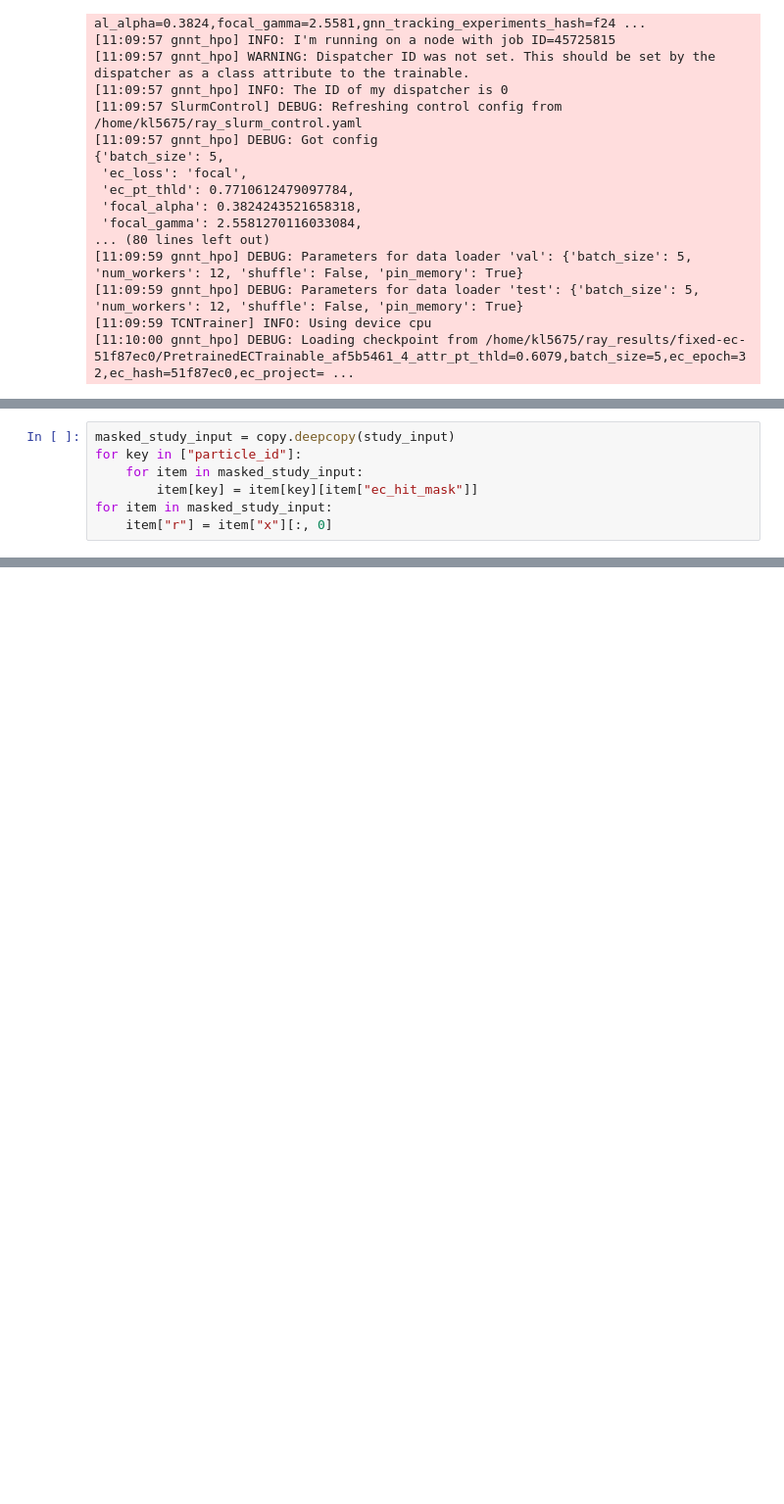
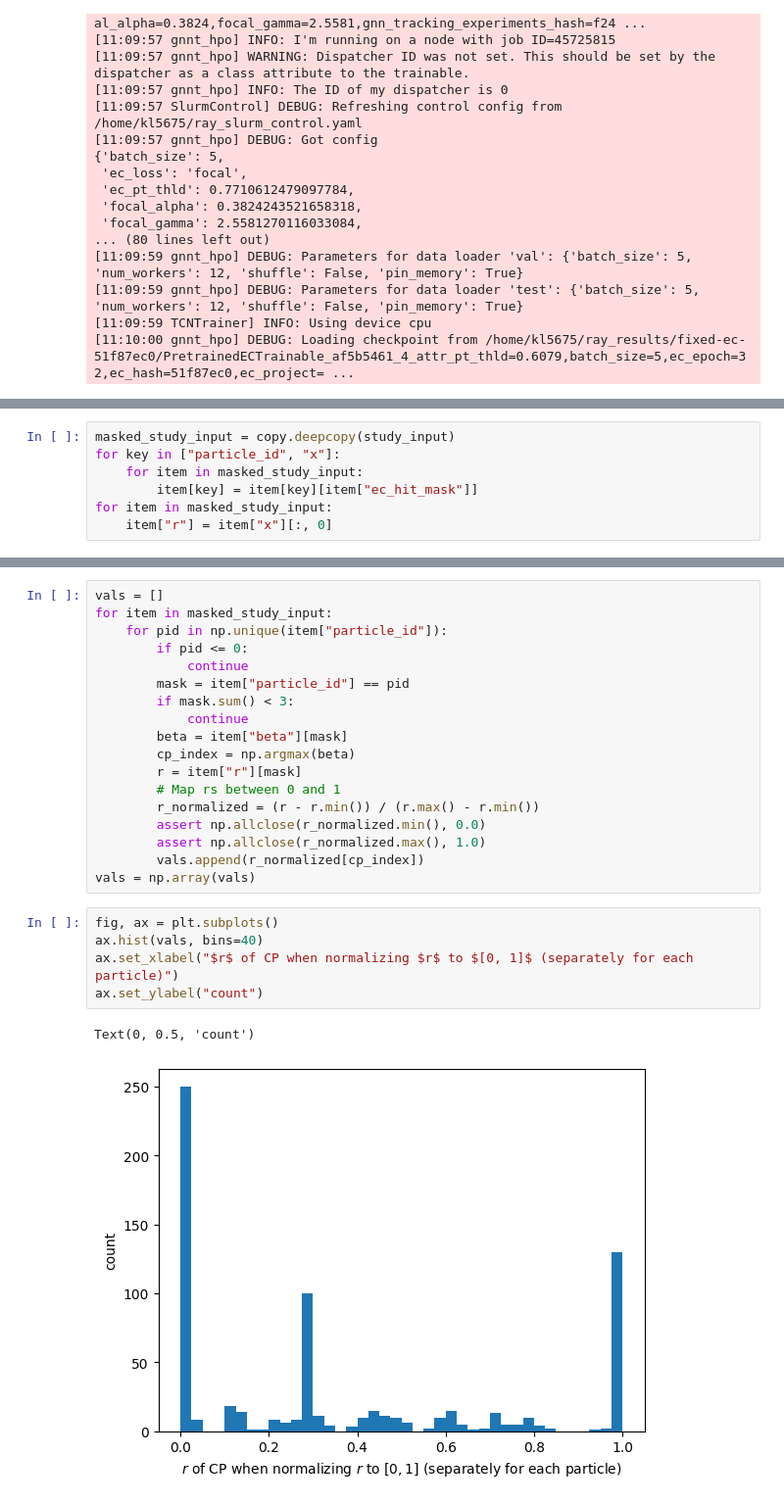
Before and after one commit to gnn-tracking/klieret-gnn-tracking-experiments, a Jupyter notebook: notebooks/0200_fixed_ec_condensation_points.ipynb, the cells around one changed output, grey strips where cells are left out. Shown: that part at 98% size. Drawn from its saved outputs; the diff is of its cells as text; blank space fills up the shorter version.

```diff
--- a/notebooks/0200_fixed_ec_condensation_points.ipynb
+++ b/notebooks/0200_fixed_ec_condensation_points.ipynb
@@ -89,6 +80,6 @@ import numpy as np
 # %%
 masked_study_input = copy.deepcopy(study_input)
-for key in ["particle_id"]:
+for key in ["particle_id", "x"]:
     for item in masked_study_input:
         item[key] = item[key][item["ec_hit_mask"]]
 for item in masked_study_input:
@@ -122,0 +110,26 @@ for ipid, pid in enumerate(selected_pids):
+# %%
+vals = []
+for item in masked_study_input:
+    for pid in np.unique(item["particle_id"]):
+        if pid <= 0:
+            continue
+        mask = item["particle_id"] == pid
+        if mask.sum() < 3:
+            continue
+        beta = item["beta"][mask]
+        cp_index = np.argmax(beta)
+        r = item["r"][mask]
+        # Map rs between 0 and 1
+        r_normalized = (r - r.min()) / (r.max() - r.min())
+        assert np.allclose(r_normalized.min(), 0.0)
+        assert np.allclose(r_normalized.max(), 1.0)
+        vals.append(r_normalized[cp_index])
+vals = np.array(vals)
+# %%
+fig, ax = plt.subplots()
+ax.hist(vals, bins=40)
+ax.set_xlabel("$r$ of CP when normalizing $r$ to $[0, 1]$ (separately for each particle)")
+ax.set_ylabel("count")
+# %% [output]
+Text(0, 0.5, 'count')
+[figure, added]
```
Also changed, not shown: parts of 17 cells of this notebook.
